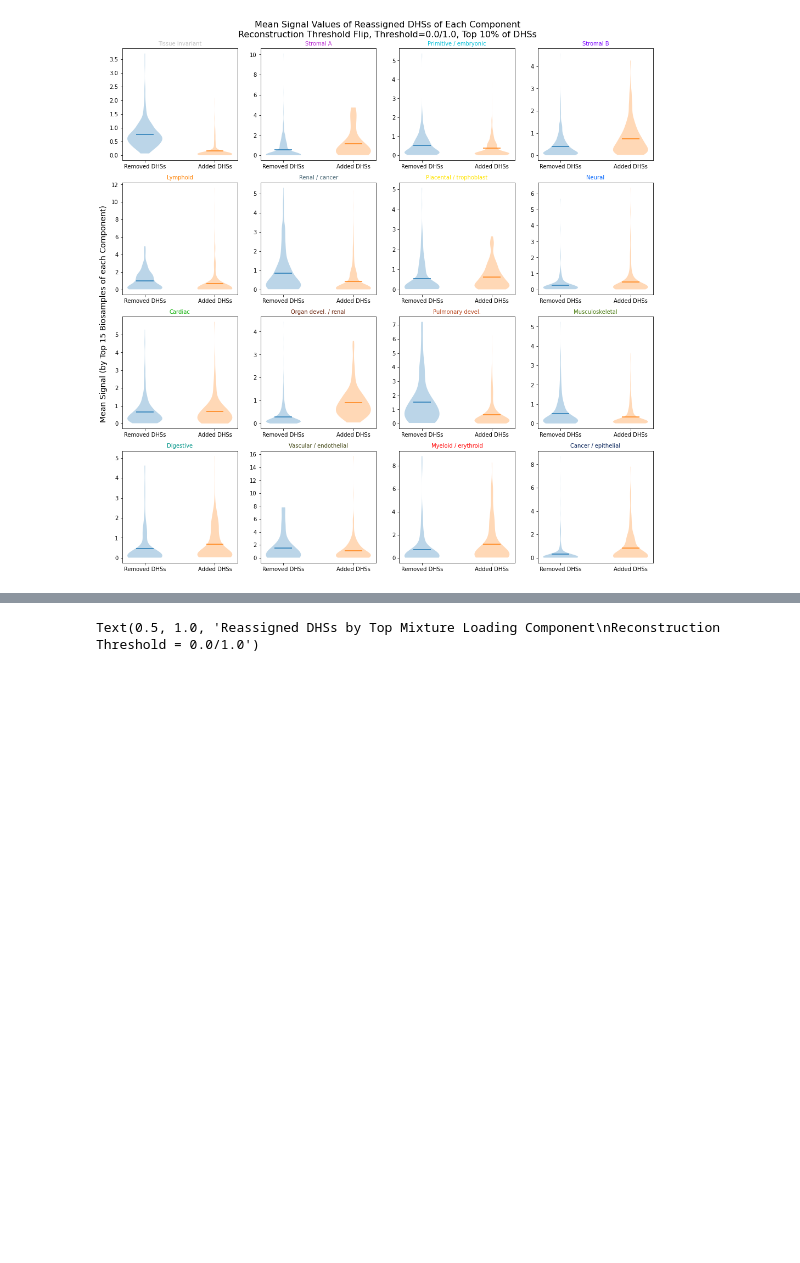
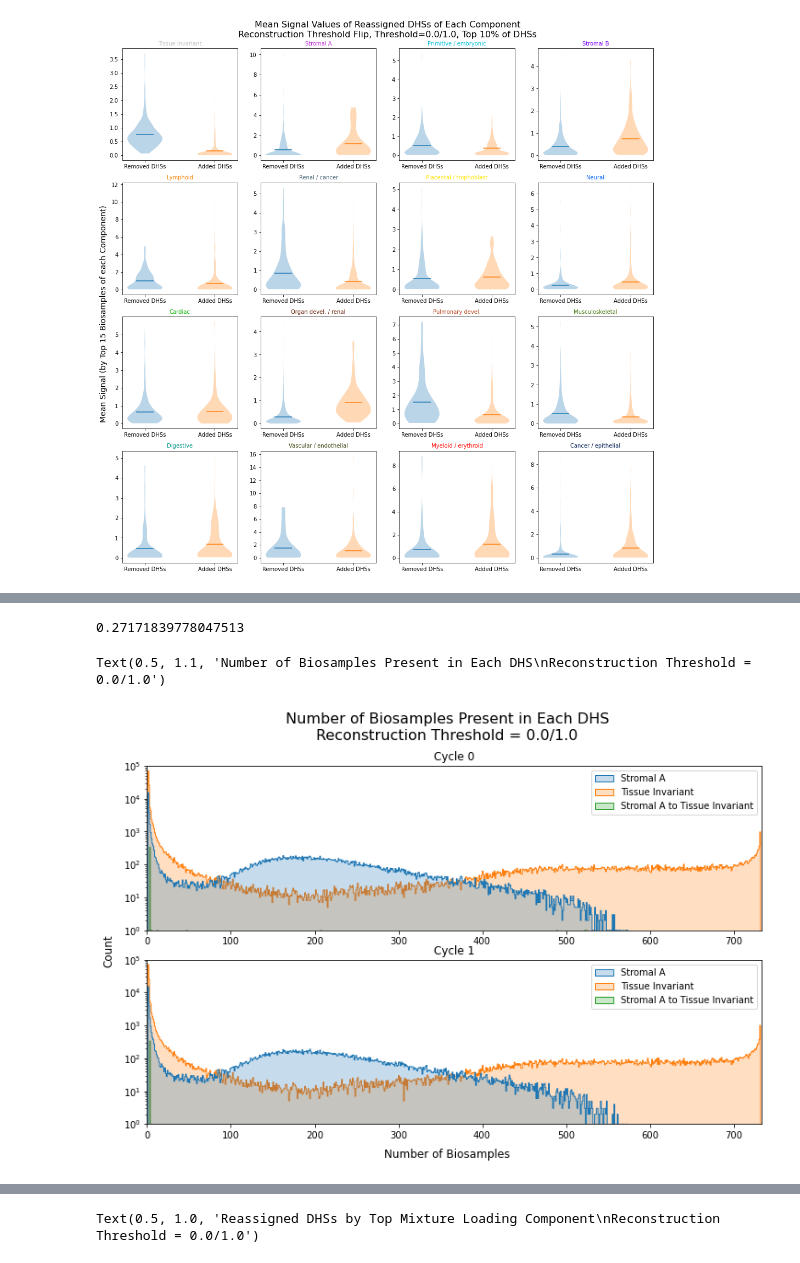
Before and after one commit to meuleman/gilbertAPI, a Jupyter notebook: recommendersystems/NMF/DHS/quality_of_NMF_recon_threshold_flip_01thresh_embeddings.ipynb, the cells around one changed output, grey strips where cells are left out. Saved outputs shown, nothing was run; the diff lists cells and outputs as text; code cells hidden in the pictures; blank space fills up the shorter version.

```diff
--- a/recommendersystems/NMF/DHS/quality_of_NMF_recon_threshold_flip_01thresh_embeddings.ipynb
+++ b/recommendersystems/NMF/DHS/quality_of_NMF_recon_threshold_flip_01thresh_embeddings.ipynb
@@ -863,0 +1167,8 @@ array(['#C3C3C3', '#BB2DD4', '#05C1D9', '#7A00FF', '#FE8102', '#4A6876',
+# %%
+#number of changed DHSs that experience a flip
+len(changed_dhss_with_flip)/np.sum(heatmap_mixture_all_cycles_top_comp_comparison_sum)
+# %% [output]
+0.27171839778047513
+# %%
+cycle0_dhs_arr_sum = np.sum(cycle0_dhs_arr, axis=0)
+cycle1_dhs_arr_sum = np.sum(cycle1_dhs_arr, axis=0)
@@ -863,0 +1178,46 @@ array(['#C3C3C3', '#BB2DD4', '#05C1D9', '#7A00FF', '#FE8102', '#4A6876',
+# %%
+#finding DHSs in each component before and after flipping (excluding DHSs that reassign from comp 1 to comp 0)
+cycle0_dhss_1 = np.sort(list(set(np.where(mixture_all_cycles_top_comp[0]==1)[0]) - set(dhss_1_to_0)))
+cycle1_dhss_1 = np.where(mixture_all_cycles_top_comp[1]==1)[0]
+
+cycle0_dhss_0 = np.where(mixture_all_cycles_top_comp[0]==0)[0]
+cycle1_dhss_0 = np.sort(list(set(np.where(mixture_all_cycles_top_comp[1]==0)[0]) - set(dhss_1_to_0)))
+# %%
+cycle0_dhss_1_to_0_numbiosamples = cycle0_dhs_arr_sum[dhss_1_to_0]
+cycle0_dhss_1_numbiosamples = cycle0_dhs_arr_sum[cycle0_dhss_1]
+cycle0_dhss_0_numbiosamples = cycle0_dhs_arr_sum[cycle0_dhss_0]
+
+cycle1_dhss_1_to_0_numbiosamples = cycle1_dhs_arr_sum[dhss_1_to_0]
+cycle1_dhss_1_numbiosamples = cycle1_dhs_arr_sum[cycle1_dhss_1]
+cycle1_dhss_0_numbiosamples = cycle1_dhs_arr_sum[cycle1_dhss_0]
+# %%
+fig, axes = plt.subplots(nrows=2, ncols=1, figsize=(10,6))
+fig.patch.set_facecolor('white')
+fig.tight_layout()
+# fig.subplots_adjust(left=None, bottom=None, right=None, top=None, wspace=None, hspace=0.4)
+
+df0 = pd.DataFrame([cycle0_dhss_1_numbiosamples, cycle0_dhss_0_numbiosamples, cycle0_dhss_1_to_0_numbiosamples], index=['Stromal A', 'Tissue Invariant', 'Stromal A to Tissue Invariant']).transpose()
+t1 = sns.histplot(data=df0, ax=axes[0], bins=np.arange(733), element='step')
+# t1 = sns.kdeplot(data=df0, ax=axes[0], gridsize=733)
+axes[0].set_title('Cycle 0', fontsize=12)
+
+df1 = pd.DataFrame([cycle1_dhss_1_numbiosamples, cycle1_dhss_0_numbiosamples, cycle1_dhss_1_to_0_numbiosamples], index=['Stromal A', 'Tissue Invariant', 'Stromal A to Tissue Invariant']).transpose()
+t1 = sns.histplot(data=df1, ax=axes[1], bins=np.arange(733), element='step')
+# t1 = sns.kdeplot(data=df1, ax=axes[1], gridsize=733)
+axes[1].set_title('Cycle 1', fontsize=12)
+
+axes[0].set_xlim([0, 733])
+axes[1].set_xlim([0, 733])
+axes[0].set_ylim([1, 100000])
+axes[1].set_ylim([1, 100000])
+axes[0].set_yscale('log')
+axes[1].set_yscale('log')
+axes[0].set_ylabel(None)
+axes[1].set_ylabel(None)
+
+fig.text(0.5, -0.02, 'Number of Biosamples', ha='center', fontsize=12)
+fig.text(-0.02, 0.5, 'Count', va='center', rotation='vertical', fontsize=12)
+plt.suptitle('Number of Biosamples Present in Each DHS\nReconstruction Threshold = 0.0/1.0', fontsize=16, x=0.5, y=1.1)
+# %% [output]
+Text(0.5, 1.1, 'Number of Biosamples Present in Each DHS\nReconstruction Threshold = 0.0/1.0')
+[figure, added]
```
Also changed, not shown: parts of 79 cells of this notebook.
